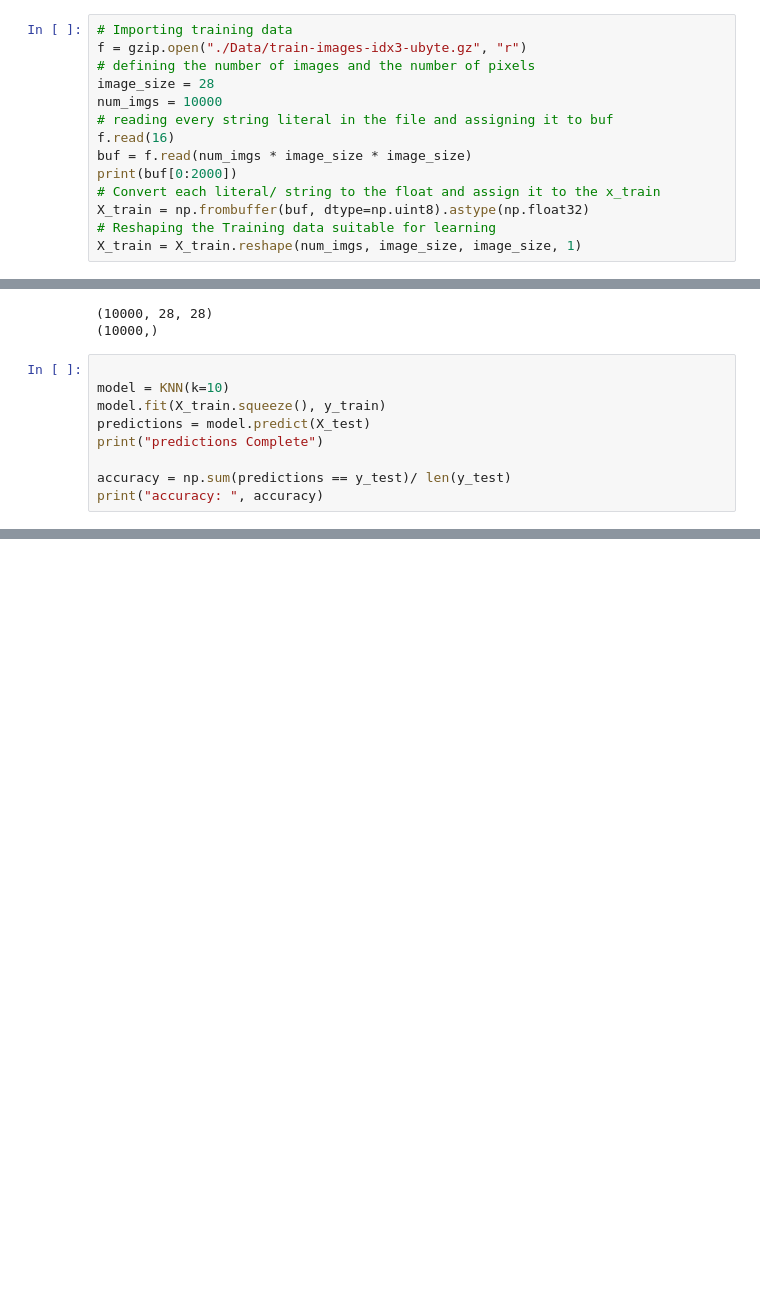
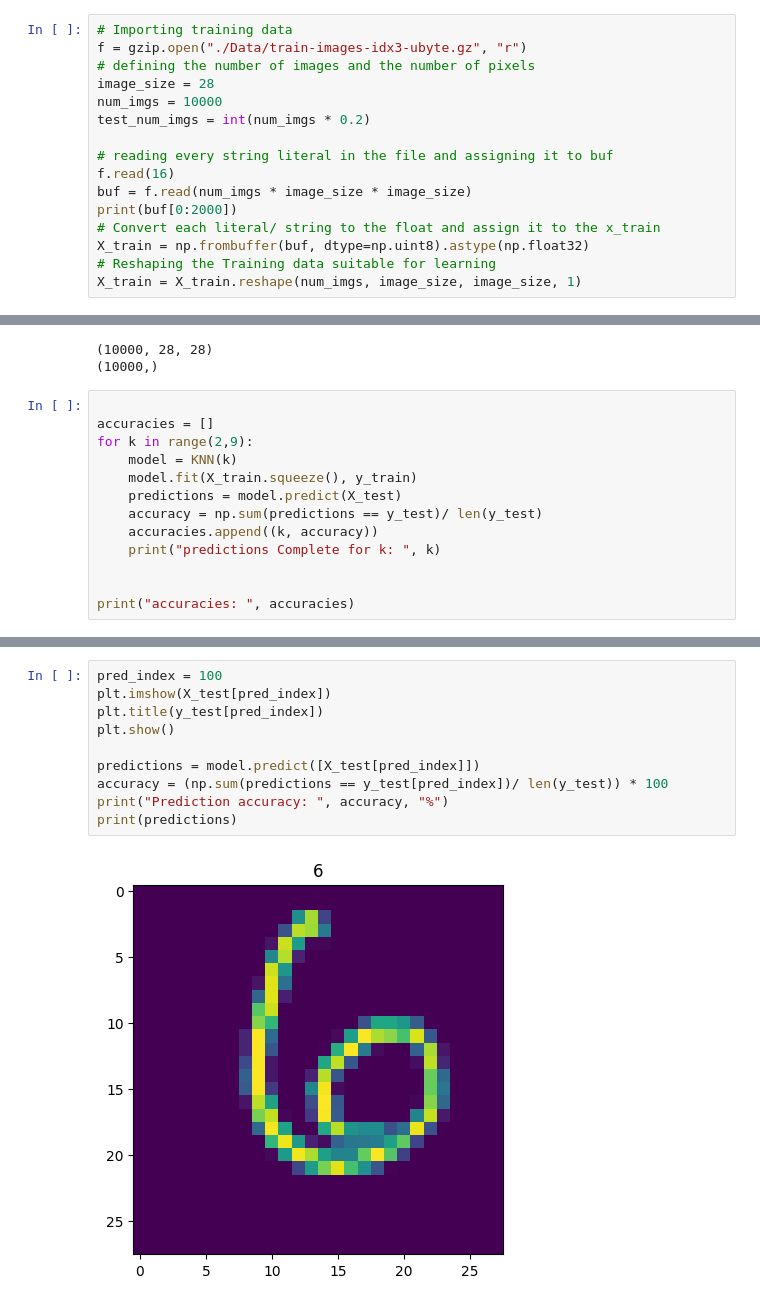
Before and after one commit to AhzamEjaz/Image-recognition-Using-KNN, a Jupyter notebook: Handwritting_data_pred.ipynb, the cells around one changed output, grey strips where cells are left out. Saved outputs shown, nothing was run; the diff lists cells and outputs as text; blank space fills up the shorter version.

```diff
--- a/Handwritting_data_pred.ipynb
+++ b/Handwritting_data_pred.ipynb
@@ -17,6 +17,8 @@ f = gzip.open("./Data/train-images-idx3-ubyte.gz", "r")
 # defining the number of images and the number of pixels
 image_size = 28
 num_imgs = 10000
+test_num_imgs = int(num_imgs * 0.2)
+
 # reading every string literal in the file and assigning it to buf
 f.read(16)
 buf = f.read(num_imgs * image_size * image_size)
@@ -120,10 +121,14 @@ print(y_train.shape)
 (10000,)
 # %%
 
-model = KNN(k=10)
-model.fit(X_train.squeeze(), y_train)
-predictions = model.predict(X_test)
-print("predictions Complete")
+accuracies = []
+for k in range(2,9):
+    model = KNN(k)
+    model.fit(X_train.squeeze(), y_train)
+    predictions = model.predict(X_test)
+    accuracy = np.sum(predictions == y_test)/ len(y_test)
+    accuracies.append((k, accuracy))
+    print("predictions Complete for k: ", k)
 
-accuracy = np.sum(predictions == y_test)/ len(y_test)
-print("accuracy: ", accuracy)
+
+print("accuracies: ", accuracies)
@@ -152,0 +140,12 @@ print(accuracy)
+# %%
+pred_index = 100
+plt.imshow(X_test[pred_index])
+plt.title(y_test[pred_index])
+plt.show()
+
+predictions = model.predict([X_test[pred_index]])
+accuracy = (np.sum(predictions == y_test[pred_index])/ len(y_test)) * 100
+print("Prediction accuracy: ", accuracy, "%")
+print(predictions)
+# %% [output]
+[figure, added]
```
Also changed, not shown: parts of 5 cells of this notebook.
